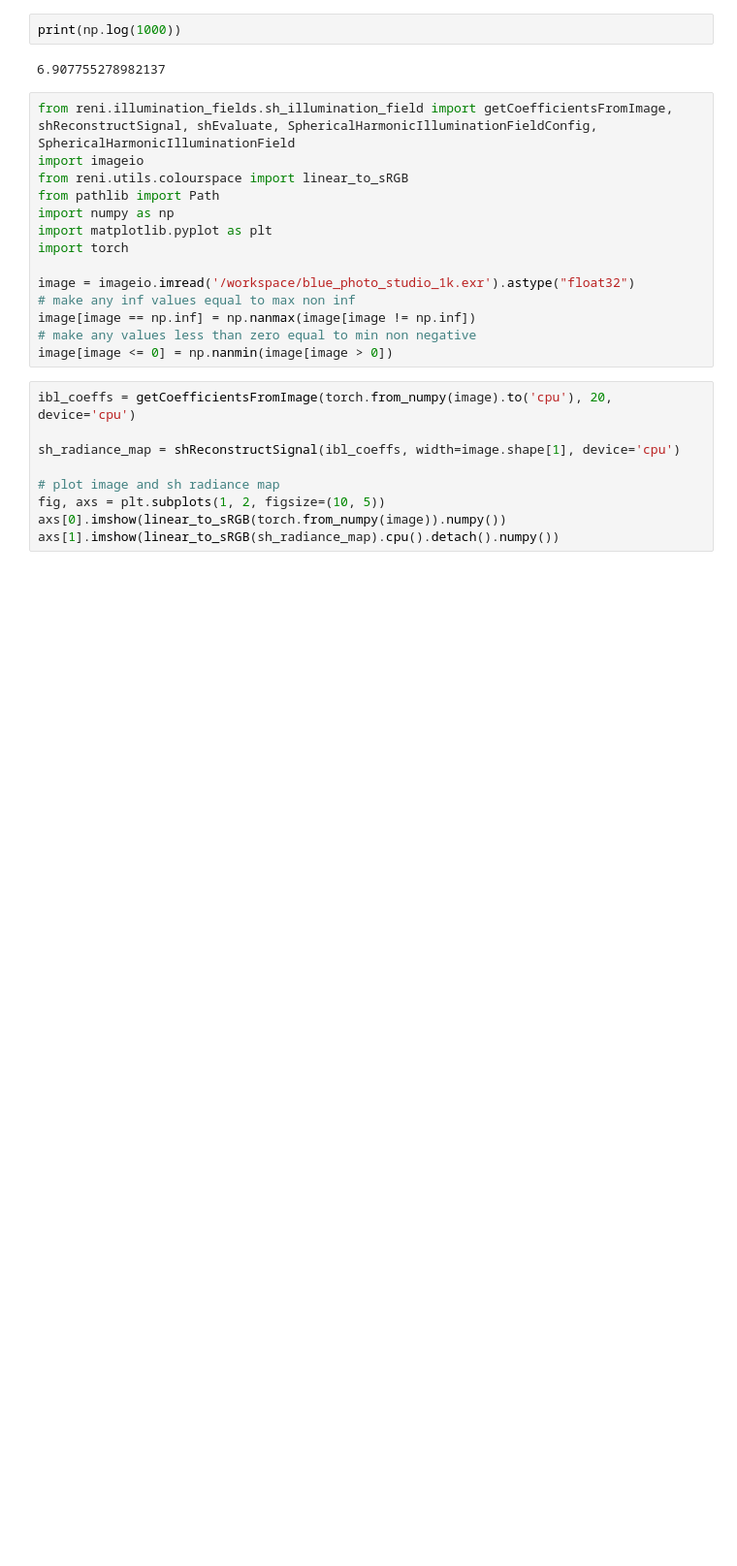
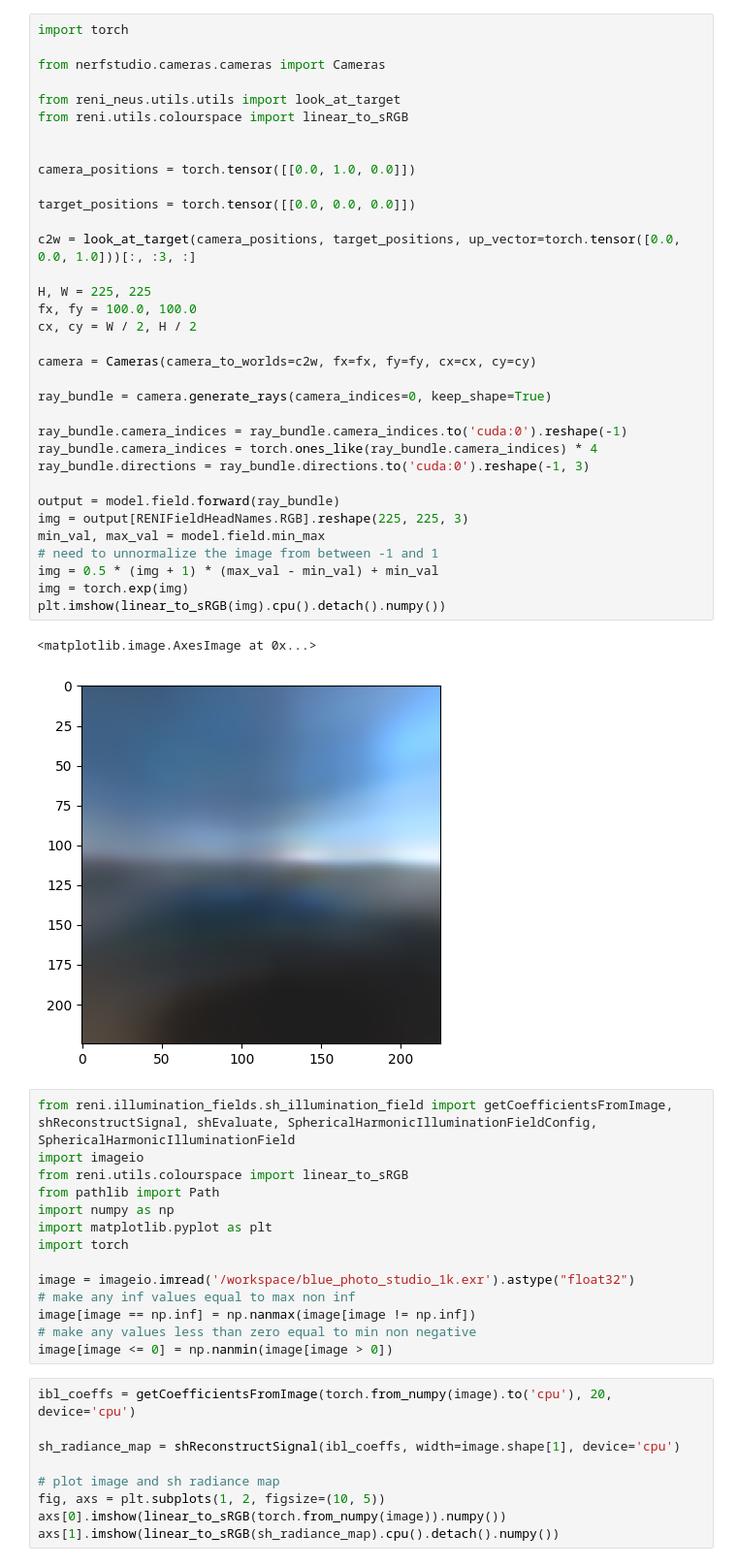
Before and after one commit to JADGardner/ns_reni, a Jupyter notebook: reni/notebooks/reni_tests.ipynb, the cells around one changed output. Shown at 97% size. Drawn from its saved outputs; the diff is of its cells as text; blank space fills up the shorter version.

```diff
--- a/reni/notebooks/reni_tests.ipynb
+++ b/reni/notebooks/reni_tests.ipynb
@@ -174,7 +133,40 @@ Dynamic range of img: 2090382.25
-# %%
-print(np.log(1000))
-# %% [output]
-6.907755278982137
+# %%
+import torch
+
+from nerfstudio.cameras.cameras import Cameras
+
+from reni_neus.utils.utils import look_at_target
+from reni.utils.colourspace import linear_to_sRGB
+
+
+camera_positions = torch.tensor([[0.0, 1.0, 0.0]])
+
+target_positions = torch.tensor([[0.0, 0.0, 0.0]])
+
+c2w = look_at_target(camera_positions, target_positions, up_vector=torch.tensor([0.0, 0.0, 1.0]))[:, :3, :]
+
+H, W = 225, 225
+fx, fy = 100.0, 100.0
+cx, cy = W / 2, H / 2
+
+camera = Cameras(camera_to_worlds=c2w, fx=fx, fy=fy, cx=cx, cy=cy)
+
+ray_bundle = camera.generate_rays(camera_indices=0, keep_shape=True)
+
+ray_bundle.camera_indices = ray_bundle.camera_indices.to('cuda:0').reshape(-1)
+ray_bundle.camera_indices = torch.ones_like(ray_bundle.camera_indices) * 4
+ray_bundle.directions = ray_bundle.directions.to('cuda:0').reshape(-1, 3)
+
+output = model.field.forward(ray_bundle)
+img = output[RENIFieldHeadNames.RGB].reshape(225, 225, 3)
+min_val, max_val = model.field.min_max
+# need to unnormalize the image from between -1 and 1
+img = 0.5 * (img + 1) * (max_val - min_val) + min_val
+img = torch.exp(img)
+plt.imshow(linear_to_sRGB(img).cpu().detach().numpy())
+# %% [output]
+<matplotlib.image.AxesImage at 0x...>
+[figure, added]
 # %%
 from reni.illumination_fields.sh_illumination_field import getCoefficientsFromImage, shReconstructSignal, shEvaluate, SphericalHarmonicIlluminationFieldConfig, SphericalHarmonicIlluminationField
 import imageio
```
Also changed, not shown: parts of 17 cells of this notebook, 13 other files.
